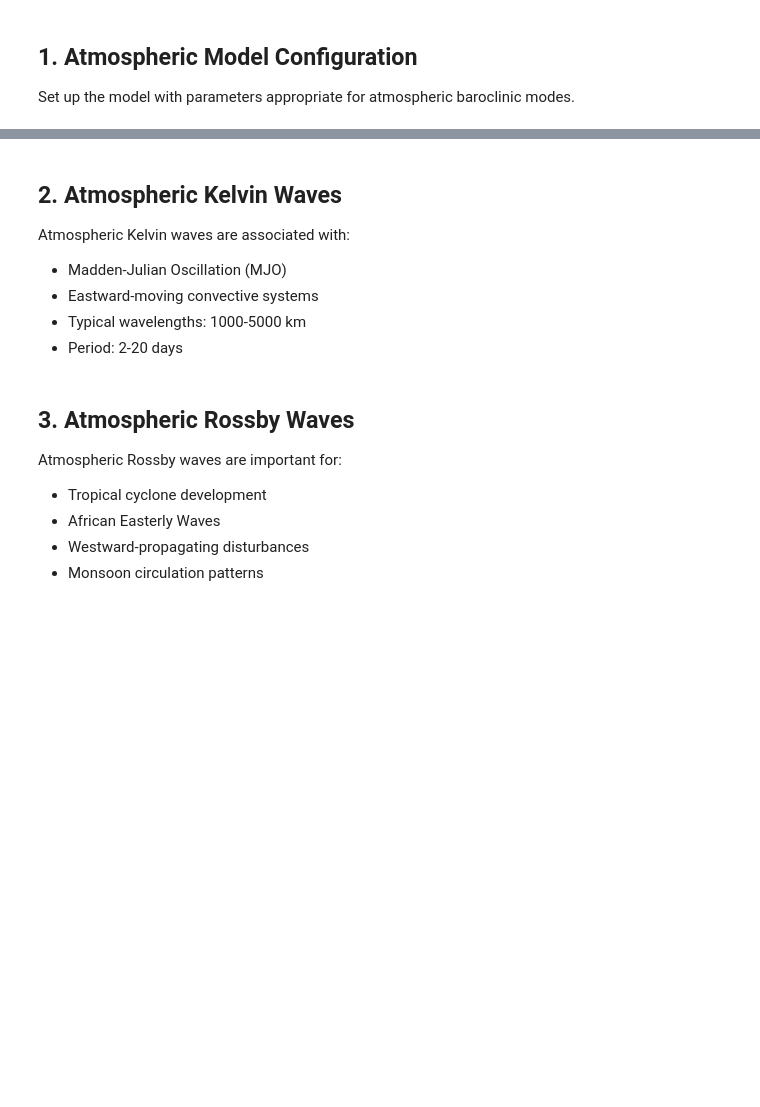
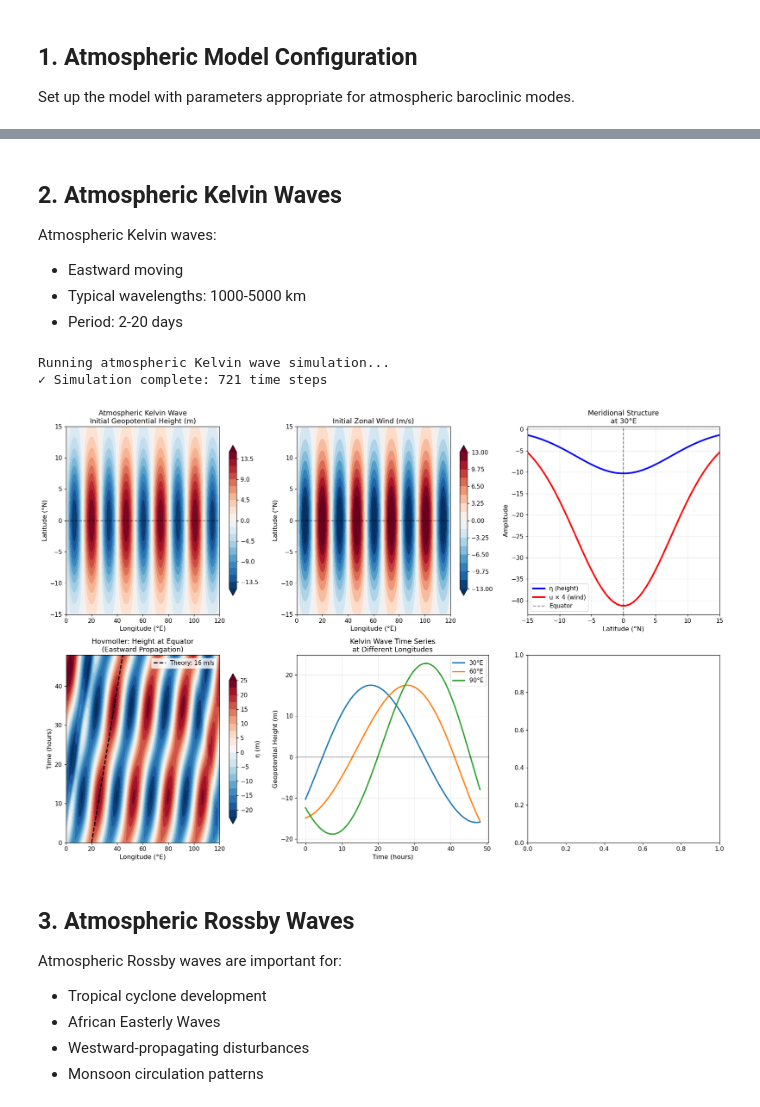
Before and after one commit to eldavenport/matsuno-model, a Jupyter notebook: atmospheric_waves_demo.ipynb, the cells around one changed output, grey strips where cells are left out. Drawn from its saved outputs; the diff is of its cells as text; code cells hidden in the pictures; blank space fills up the shorter version.

Commit message:
updating atmospheric waves demo

```diff
--- a/atmospheric_waves_demo.ipynb
+++ b/atmospheric_waves_demo.ipynb
@@ -69,8 +107,7 @@ else:
 # %% [markdown]
 ## 2. Atmospheric Kelvin Waves
 
-Atmospheric Kelvin waves are associated with:
-- Madden-Julian Oscillation (MJO)
-- Eastward-moving convective systems
+Atmospheric Kelvin waves:
+- Eastward moving
 - Typical wavelengths: 1000-5000 km
 - Period: 2-20 days
@@ -78,8 +117,8 @@ Atmospheric Kelvin waves are associated with:
 # Initialize atmospheric Kelvin wave
 atm_kelvin = atm_model.initialize_kelvin_wave(
     amplitude=15.0,         # 15 m geopotential height perturbation
-    wavelength=3000e3,      # 3000 km - typical for MJO-related Kelvin waves
-    lon_center=20.0         # Start over Africa/Indian Ocean
+    wavelength=3000e3,      # 3000 km
+    lon_center=20.0
 )
 
 print("Running atmospheric Kelvin wave simulation...")
@@ -100,7 +139,7 @@ axes[0,0].axhline(0, color='k', linestyle='--', alpha=0.5)
 plt.colorbar(im1, ax=axes[0,0], shrink=0.8)
 
 im2 = axes[0,1].contourf(atm_model.lon, atm_model.lat, atm_kelvin[0],
-                        levels=np.linspace(-4, 4, 17), cmap='RdBu_r', extend='both')
+                        levels=np.linspace(-13, 13, 17), cmap='RdBu_r', extend='both')
 axes[0,1].set_title('Initial Zonal Wind (m/s)')
 axes[0,1].set_xlabel('Longitude (°E)')
 axes[0,1].set_ylabel('Latitude (°N)')
@@ -127,78 +166,41 @@ im3 = axes[1,0].contourf(atm_kelvin_ds.lon, atm_kelvin_ds.time, eta_eq,
 axes[1,0].set_xlabel('Longitude (°E)')
 axes[1,0].set_ylabel('Time (hours)')
 axes[1,0].set_title('Hovmoller: Height at Equator\n(Eastward Propagation)')
 plt.colorbar(im3, ax=axes[1,0], shrink=0.8, label='η (m)')
 
 # Add theoretical speed line
 speed_deg_per_hour = atm_model.c * 180 / (np.pi * atm_model.config.earth_radius) * 3600
-time_line = np.linspace(0, atm_kelvin_ds.time[-1], 100)
+time_line = np.linspace(0., atm_kelvin_ds.time[-1].values, 100)
 lon_theory = 20 + speed_deg_per_hour * time_line
 valid_idx = lon_theory <= atm_model.config.lon_max
 axes[1,0].plot(lon_theory[valid_idx], time_line[valid_idx], 'k--', linewidth=2,
               label=f'Theory: {atm_model.c:.0f} m/s')
 axes[1,0].legend(loc='upper right')
 
 # Time series at different locations
-locations = [(30, 'Indian Ocean'), (60, 'Maritime Continent'), (90, 'Pacific')]
-for lon_val, region in locations:
+locations = [30, 60, 90]
+for lon_val in locations:
     lon_idx = int((lon_val - atm_model.config.lon_min) /
                   (atm_model.config.lon_max - atm_model.config.lon_min) *
                   (atm_model.config.nlon - 1))
     if 0 <= lon_idx < len(atm_model.lon):
         eta_series = atm_kelvin_ds.eta[:, eq_idx, lon_idx]
         axes[1,1].plot(atm_kelvin_ds.time, eta_series, linewidth=2.5,
-                      label=f'{region} ({lon_val}°E)')
+                      label=f'{lon_val}°E')
 
 axes[1,1].set_xlabel('Time (hours)')
 axes[1,1].set_ylabel('Geopotential Height (m)')
 axes[1,1].set_title('Kelvin Wave Time Series\nat Different Longitudes')
 axes[1,1].legend()
 axes[1,1].grid(True, alpha=0.3)
 axes[1,1].axhline(0, color='k', linestyle='-', alpha=0.3)
 
-# Phase speed analysis
-peak_positions = []
-times_subset = []
-for t in range(0, len(atm_kelvin_ds.time), 15):  # Every hour
-    eta_slice = atm_kelvin_ds.eta[t, eq_idx, :]
-    peak_idx = eta_slice.argmax()
-    if eta_slice[peak_idx] > 5.0:  # Only track significant peaks
-        peak_positions.append(float(atm_kelvin_ds.lon[peak_idx]))
-        times_subset.append(float(atm_kelvin_ds.time[t]))
-
-if len(peak_positions) > 3:
-    axes[1,2].plot(times_subset, peak_positions, 'ro-', linewidth=2, markersize=6)
-
-    # Fit linear trend
-    coeffs = np.polyfit(times_subset, peak_positions, 1)
-    speed_observed = coeffs[0] * np.pi/180 * atm_model.config.earth_radius / 3600
-
-    axes[1,2].plot(times_subset, np.polyval(coeffs, times_subset), 'k--',
-                  linewidth=2, alpha=0.7)
-
-    axes[1,2].text(0.05, 0.95,
-                  f'Observed: {speed_observed:.1f} m/s\nTheory: {atm_model.c:.1f} m/s\nError: {abs(speed_observed-atm_model.c)/atm_model.c*100:.1f}%',
-                  transform=axes[1,2].transAxes, fontsize=10,
-                  bbox=dict(boxstyle='round', facecolor='white', alpha=0.8))
-
-axes[1,2].set_xlabel('Time (hours)')
-axes[1,2].set_ylabel('Peak Longitude (°E)')
-axes[1,2].set_title('Kelvin Wave Propagation\nSpeed Verification')
-axes[1,2].grid(True, alpha=0.3)
-
 plt.tight_layout()
 plt.show()
-
-# Calculate propagation statistics
-if len(peak_positions) > 1:
-    distance_traveled = peak_positions[-1] - peak_positions[0]
-    time_elapsed = times_subset[-1] - times_subset[0]
-    print(f"\n=== KELVIN WAVE PROPAGATION ANALYSIS ===")
-    print(f"Distance traveled: {distance_traveled:.1f}° longitude ({distance_traveled*111:.0f} km)")
-    print(f"Time elapsed: {time_elapsed:.1f} hours")
-    print(f"Observed speed: {speed_observed:.1f} m/s")
-    print(f"Theoretical speed: {atm_model.c:.1f} m/s")
-    print(f"Speed accuracy: {100-abs(speed_observed-atm_model.c)/atm_model.c*100:.1f}%")
+# %% [output]
+Running atmospheric Kelvin wave simulation...
+✓ Simulation complete: 721 time steps
+[figure, added]
 # %% [markdown]
 ## 3. Atmospheric Rossby Waves
 
```
Also changed, not shown: parts of 8 cells of this notebook.
